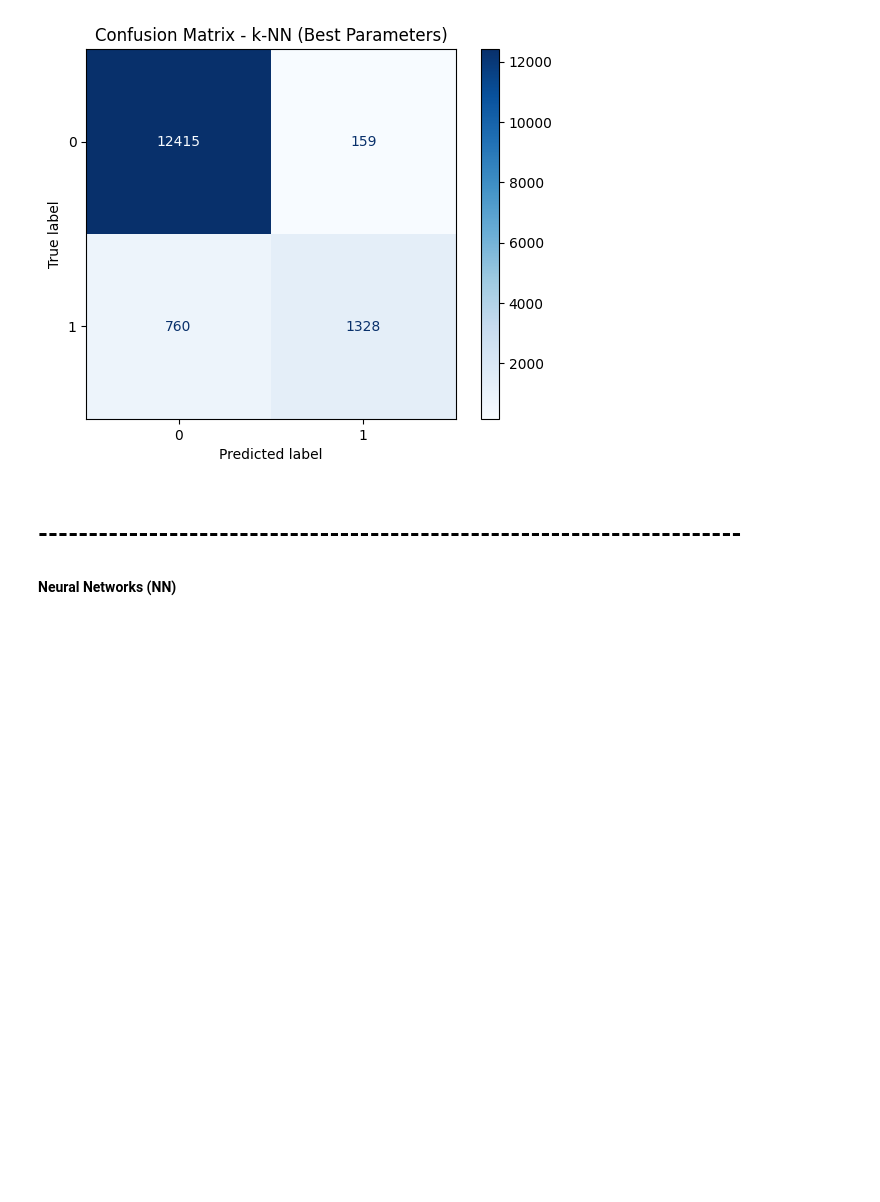
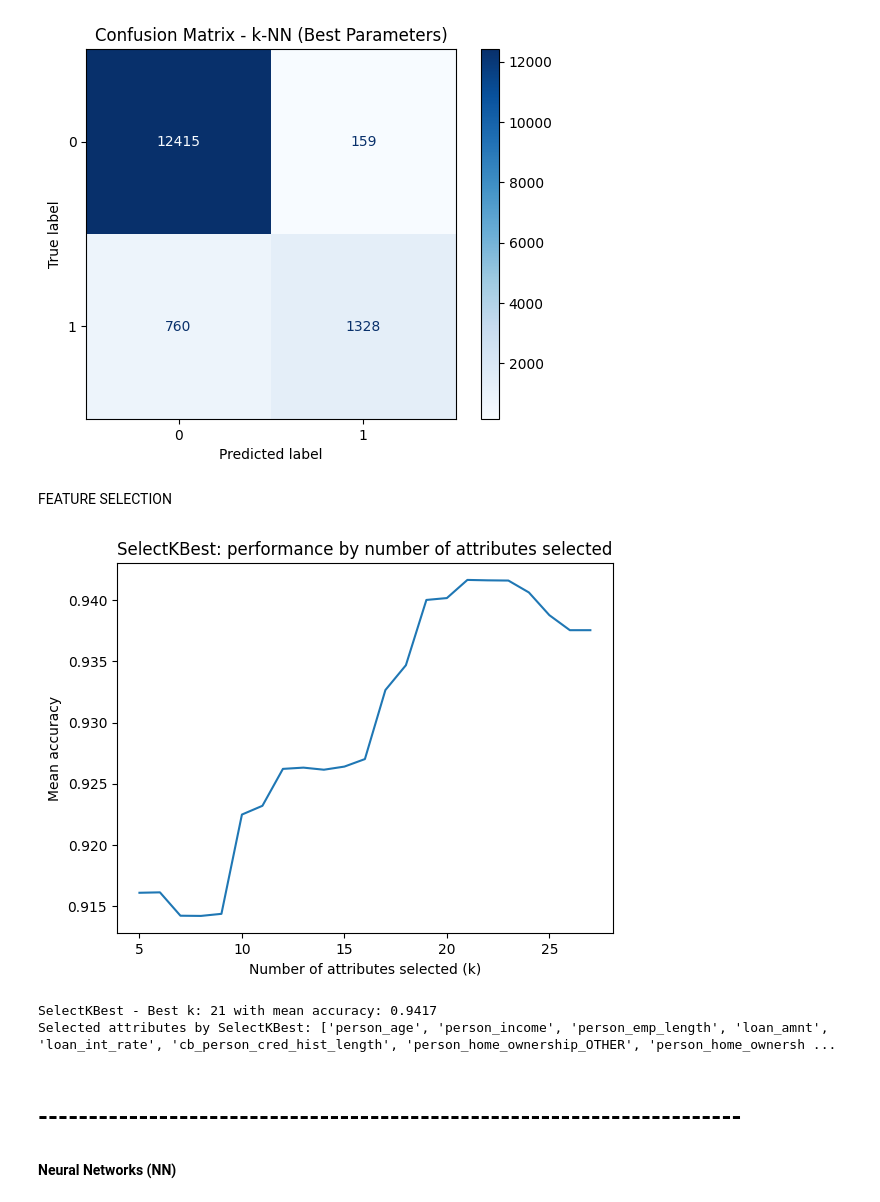
Before and after one commit to alexandre2004costa/IA_project2, a Jupyter notebook: main.ipynb, the cells around one changed output. Drawn from its saved outputs; the diff is of its cells as text; code cells hidden in the pictures; blank space fills up the shorter version.

```diff
--- a/main.ipynb
+++ b/main.ipynb
@@ -1457,6 +1509,45 @@ plt.title("Confusion Matrix - k-NN (Best Parameters)")
 plt.show()
 # %% [output]
 [figure]
+# %% [markdown]
+FEATURE SELECTION
+# %%
+from sklearn.feature_selection import SelectKBest, f_classif
+from sklearn.pipeline import Pipeline
+from sklearn.model_selection import cross_val_score, StratifiedKFold
+from sklearn.neighbors import KNeighborsClassifier
+
+best_knn = KNeighborsClassifier(n_neighbors=11, weights='distance')
+
+k_range = range(5, len(feature_names) + 1)
+kbest_scores = []
+
+for k in k_range:
+    selector = SelectKBest(score_func=f_classif, k=k)
+    pipeline = Pipeline([
+        ('select', selector),
+        ('clf', best_knn)
+    ])
+    scores = cross_val_score(pipeline, all_inputs_scaled, all_labels, cv=StratifiedKFold(n_splits=7), scoring='accuracy')
+    kbest_scores.append(scores.mean())
+
+plt.plot(k_range, kbest_scores)
+plt.xlabel("Number of attributes selected (k)")
+plt.ylabel("Mean accuracy")
+plt.title("SelectKBest: performance by number of attributes selected")
+plt.show()
+
+best_k_kbest = k_range[kbest_scores.index(max(kbest_scores))]
+print(f"SelectKBest - Best k: {best_k_kbest} with mean accuracy: {max(kbest_scores):.4f}")
+
+selector = SelectKBest(score_func=f_classif, k=best_k_kbest)
+selector.fit(all_inputs_scaled, all_labels)
+selected_features_kbest = [f for f, s in zip(feature_names, selector.get_support()) if s]
+print("Selected attributes by SelectKBest:", selected_features_kbest)
+# %% [output]
+[figure, added]
+SelectKBest - Best k: 21 with mean accuracy: 0.9417
+Selected attributes by SelectKBest: ['person_age', 'person_income', 'person_emp_length', 'loan_amnt', 'loan_int_rate', 'cb_person_cred_hist_length', 'person_home_ownership_OTHER', 'person_home_ownersh ...
 # %% [markdown]
 # ----------------------------------------------------------------------
 #### Neural Networks (NN)
```
Also changed, not shown: parts of 7 cells of this notebook.
